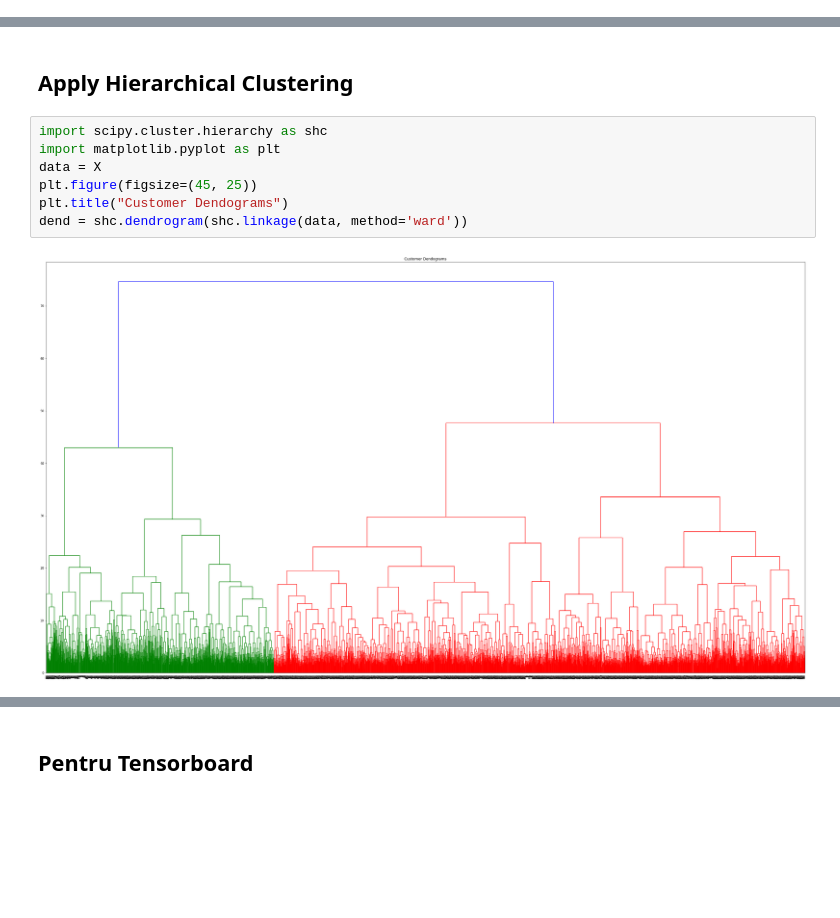
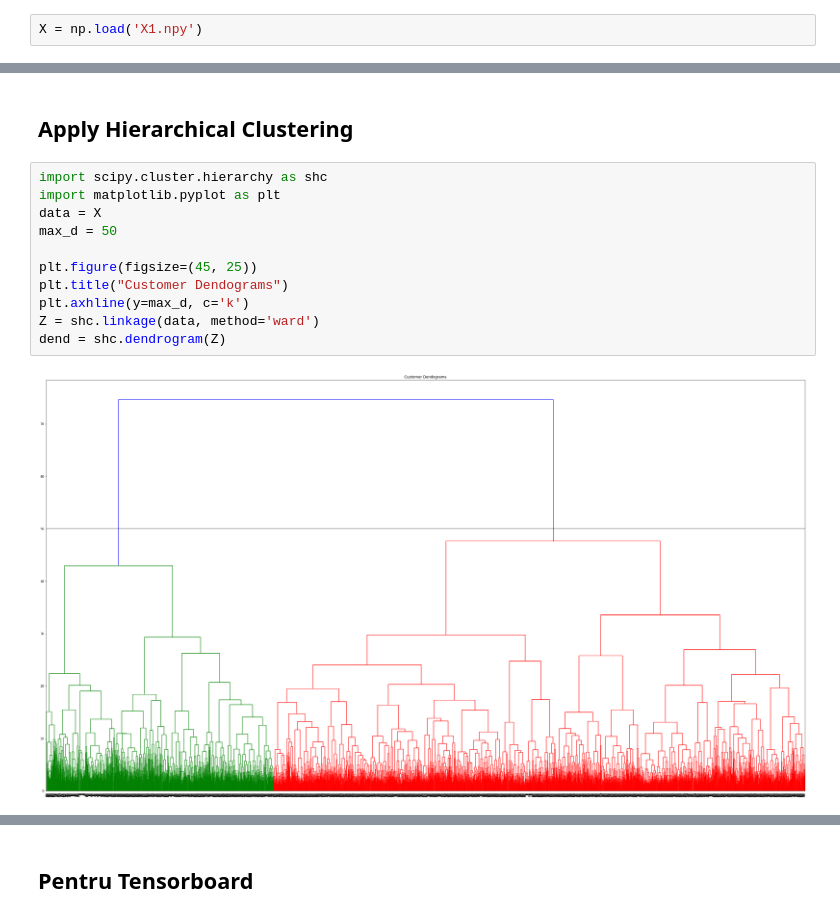
Before and after one commit to keg-tucn/CristinaPele_DBLP_2019, a Jupyter notebook: word2vec/glove-wiki-gigaword-100_model/word2vec_glove-wiki-gigaword-100.ipynb, the cells around one changed output, grey strips where cells are left out. Drawn from its saved outputs; the diff is of its cells as text; blank space fills up the shorter version.

```diff
--- a/word2vec/glove-wiki-gigaword-100_model/word2vec_glove-wiki-gigaword-100.ipynb
+++ b/word2vec/glove-wiki-gigaword-100_model/word2vec_glove-wiki-gigaword-100.ipynb
@@ -65,6 +69,8 @@ print(len_lower)
 # %%
 X = np.array(X)
 np.save('X1.npy', X)
+# %%
+X = np.load('X1.npy')
 # %% [markdown]
 ## Apply DBScan
 # %%
@@ -296,9 +302,13 @@ print(l_clusters)
 # %%
 import scipy.cluster.hierarchy as shc
 import matplotlib.pyplot as plt
 data = X
+max_d = 50
+
 plt.figure(figsize=(45, 25))
 plt.title("Customer Dendograms")
-dend = shc.dendrogram(shc.linkage(data, method='ward'))
+plt.axhline(y=max_d, c='k')
+Z = shc.linkage(data, method='ward')
+dend = shc.dendrogram(Z)
 # %% [output]
-[figure, old version]
+[figure, new version]
```
Also changed, not shown: parts of 13 cells of this notebook.
